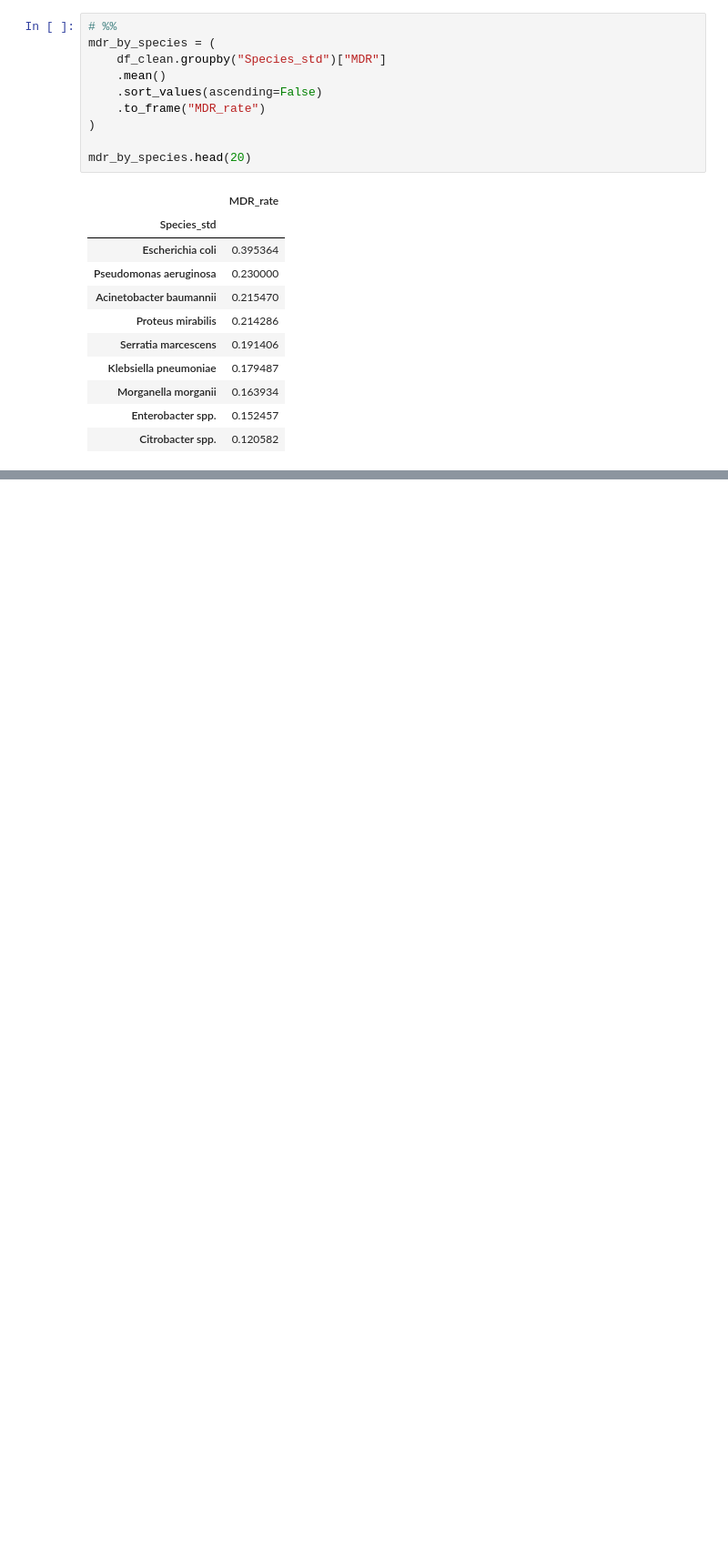
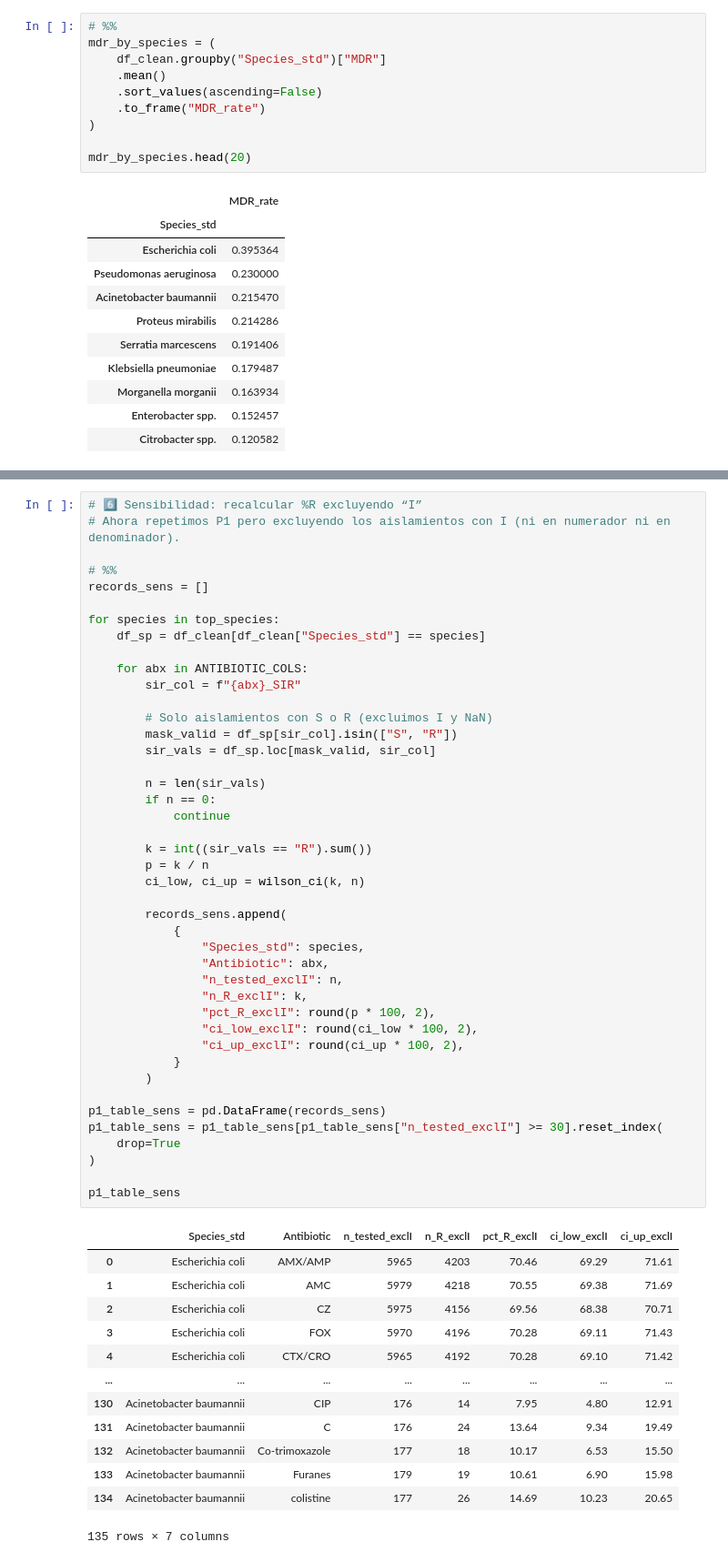
Before and after one commit to smaje99/diploma-in-data-analytics-in-business-management-unir, a Jupyter notebook: mbr-susceptibility-eda/mbr-susceptibility-eda.ipynb, the cells around one changed output, grey strips where cells are left out. Shown at 91% size. Saved outputs shown, nothing was run; the diff lists cells and outputs as text; blank space fills up the shorter version.

```diff
--- a/mbr-susceptibility-eda/mbr-susceptibility-eda.ipynb
+++ b/mbr-susceptibility-eda/mbr-susceptibility-eda.ipynb
@@ -2163,0 +2412,57 @@ mdr_by_species.head(20)
+# %%
+# 6️⃣ Sensibilidad: recalcular %R excluyendo “I”
+# Ahora repetimos P1 pero excluyendo los aislamientos con I (ni en numerador ni en denominador).
+
+# %%
+records_sens = []
+
+for species in top_species:
+    df_sp = df_clean[df_clean["Species_std"] == species]
+
+    for abx in ANTIBIOTIC_COLS:
+        sir_col = f"{abx}_SIR"
+
+        # Solo aislamientos con S o R (excluimos I y NaN)
+        mask_valid = df_sp[sir_col].isin(["S", "R"])
+        sir_vals = df_sp.loc[mask_valid, sir_col]
+
+        n = len(sir_vals)
+        if n == 0:
+            continue
+
+        k = int((sir_vals == "R").sum())
+        p = k / n
+        ci_low, ci_up = wilson_ci(k, n)
+
+        records_sens.append(
+            {
+                "Species_std": species,
+                "Antibiotic": abx,
+                "n_tested_exclI": n,
+                "n_R_exclI": k,
+                "pct_R_exclI": round(p * 100, 2),
+                "ci_low_exclI": round(ci_low * 100, 2),
+                "ci_up_exclI": round(ci_up * 100, 2),
+            }
+        )
+
+p1_table_sens = pd.DataFrame(records_sens)
+p1_table_sens = p1_table_sens[p1_table_sens["n_tested_exclI"] >= 30].reset_index(
+    drop=True
+)
+
+p1_table_sens
+# %% [output]
+|  | Species_std | Antibiotic | n_tested_exclI | n_R_exclI | pct_R_exclI | ci_low_exclI | ci_up_exclI |
+| 0 | Escherichia coli | AMX/AMP | 5965 | 4203 | 70.46 | 69.29 | 71.61 |
+| 1 | Escherichia coli | AMC | 5979 | 4218 | 70.55 | 69.38 | 71.69 |
+| 2 | Escherichia coli | CZ | 5975 | 4156 | 69.56 | 68.38 | 70.71 |
+| 3 | Escherichia coli | FOX | 5970 | 4196 | 70.28 | 69.11 | 71.43 |
+| 4 | Escherichia coli | CTX/CRO | 5965 | 4192 | 70.28 | 69.10 | 71.42 |
+| ... | ... | ... | ... | ... | ... | ... | ... |
+| 130 | Acinetobacter baumannii | CIP | 176 | 14 | 7.95 | 4.80 | 12.91 |
+| 131 | Acinetobacter baumannii | C | 176 | 24 | 13.64 | 9.34 | 19.49 |
+| 132 | Acinetobacter baumannii | Co-trimoxazole | 177 | 18 | 10.17 | 6.53 | 15.50 |
+| 133 | Acinetobacter baumannii | Furanes | 179 | 19 | 10.61 | 6.90 | 15.98 |
+| 134 | Acinetobacter baumannii | colistine | 177 | 26 | 14.69 | 10.23 | 20.65 |
+135 rows × 7 columns
```
Also changed, not shown: parts of 19 cells of this notebook, 4 other files.
